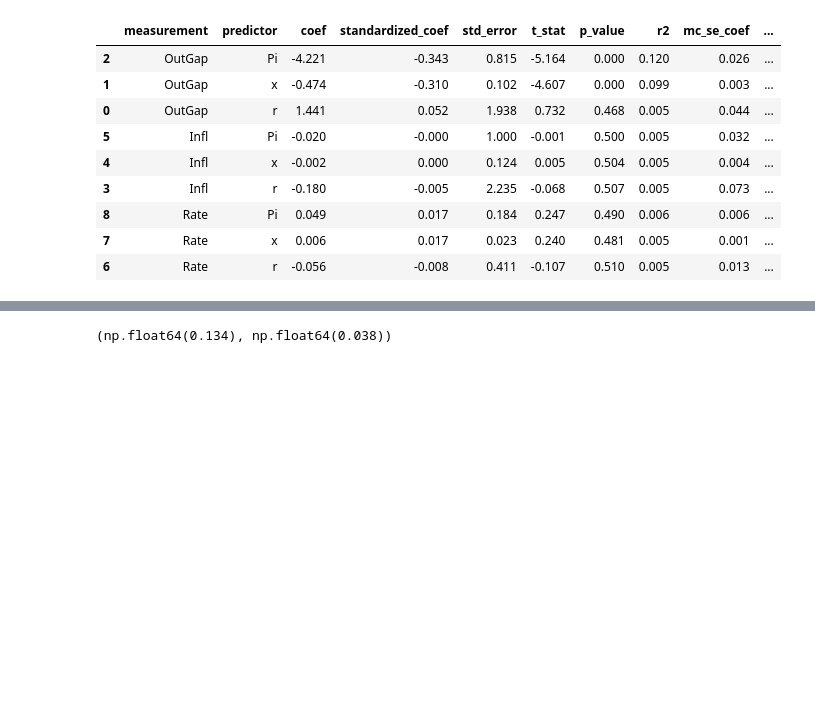
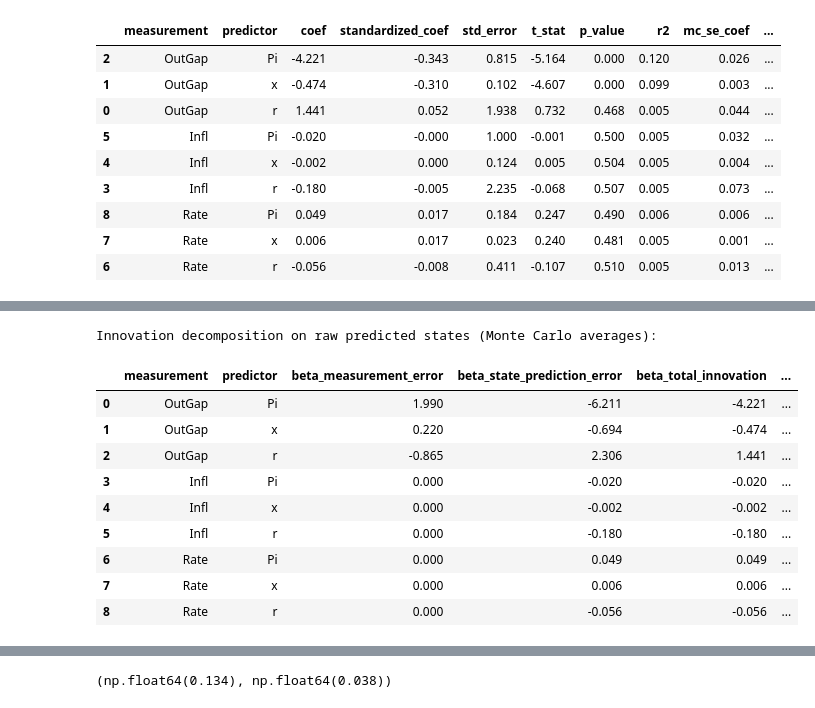
Before and after one commit to GongJr0/sdsge-scripts, a Jupyter notebook: misspec_tests/r0.ipynb, the cells around one changed output, grey strips where cells are left out. Saved outputs shown, nothing was run; the diff lists cells and outputs as text; code cells hidden in the pictures; blank space fills up the shorter version.

```diff
--- a/misspec_tests/r0.ipynb
+++ b/misspec_tests/r0.ipynb
@@ -347,3 +360,18 @@ Innovations on raw predicted states (Monte Carlo averages and rejection rates):
+# %%
+print("Innovation decomposition on raw predicted states (Monte Carlo averages):")
+_sort_summary(mc_reference["innovation_decomposition_raw_summary"]).round(3)
+# %% [output]
+Innovation decomposition on raw predicted states (Monte Carlo averages):
+|  | measurement | predictor | beta_measurement_error | beta_state_prediction_error | beta_total_innovation | ... |
+| 0 | OutGap | Pi | 1.990 | -6.211 | -4.221 | ... |
+| 1 | OutGap | x | 0.220 | -0.694 | -0.474 | ... |
+| 2 | OutGap | r | -0.865 | 2.306 | 1.441 | ... |
+| 3 | Infl | Pi | 0.000 | -0.020 | -0.020 | ... |
+| 4 | Infl | x | 0.000 | -0.002 | -0.002 | ... |
+| 5 | Infl | r | 0.000 | -0.180 | -0.180 | ... |
+| 6 | Rate | Pi | 0.000 | 0.049 | 0.049 | ... |
+| 7 | Rate | x | 0.000 | 0.006 | 0.006 | ... |
+| 8 | Rate | r | 0.000 | -0.056 | -0.056 | ... |
 # %%
 n_bins = 20
 uni_range = np.linspace(0, 1, _MC_SAMPLES)
```
Also changed, not shown: parts of 5 cells of this notebook, 22 other files.
